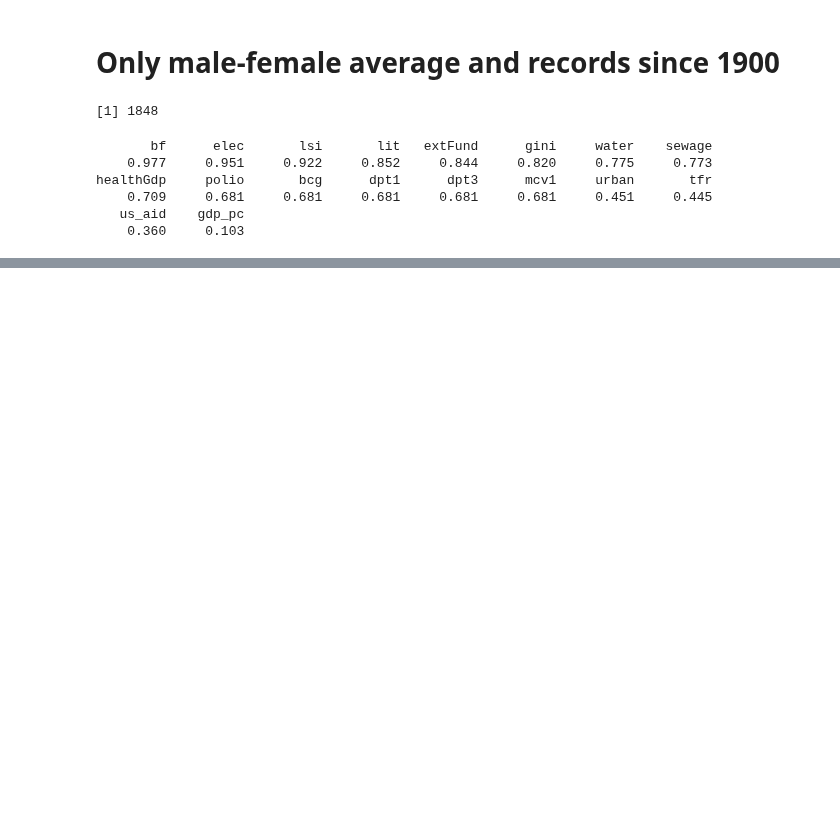
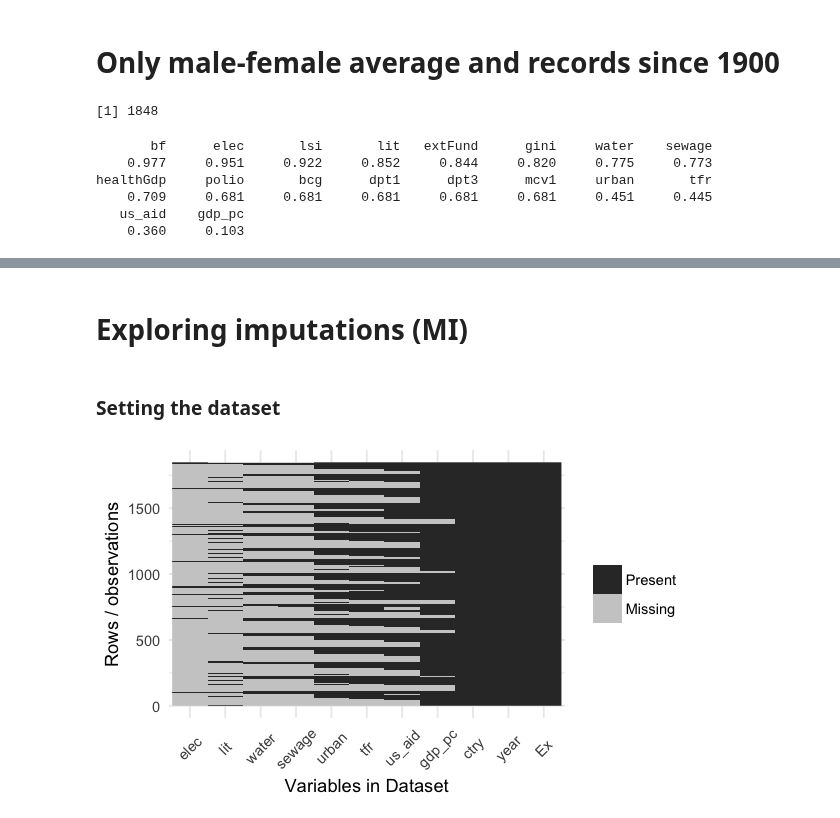
Before and after one commit to sdaza/lambda, a Jupyter notebook: notebooks/models_covariates.ipynb, the cells around one changed output, grey strips where cells are left out. Drawn from its saved outputs; the diff is of its cells as text; code cells hidden in the pictures; blank space fills up the shorter version.

Commit message:
update imputation testing

```diff
--- a/notebooks/models_covariates.ipynb
+++ b/notebooks/models_covariates.ipynb
@@ -122,22 +56,0 @@ pred[,  `:=` (
-# %%
-max_ex = max(dt$le)+25.0
-min_ex = min(dt$le)-25.0
-max_year = max(dt$year)
-min_year = min(dt$year)
-
-plots = list()
-for (c in country_labels) {
-
-assign(paste0('plot', which(country_labels == c)), ggplot(pred[ctry==c], aes(x=year, y=le)) +
-    geom_line(aes(y=m), color='#2b8cbe', size = 0.4)  +
-    geom_ribbon(aes(ymin = lo, ymax = hi), fill = '#a6bddb', alpha=0.2)  +
-    geom_point(size=0.3, color='#e34a33', alpha=0.4) +
-    labs(title=c) +
-        ylim(min_ex, max_ex) +
-        xlim(min_year, max_year) + theme_minimal() +
-    geom_vline(xintercept = 1950, size=0.5, color='red', alpha=0.8, linetype = 'dotted') +
-    geom_vline(xintercept = 1970, size=0.5, color='red', alpha=0.8, linetype = 'dotted') +
-    geom_vline(xintercept = 1990, size=0.5, color='red', alpha=0.8, linetype = 'dotted')
-       )
-
-    }
@@ -146,0 +57,29 @@ eval(parse(text=paste0(paste0('plot', 1:length(country_labels), collapse='+'), '
+# %%
+# patterns
+ggplot_missing <- function(x){
+
+    data = data.table(melt(is.na(x)))
+    vars = names(countmis(x, exclude.complete=FALSE))
+    data[, Var2 := factor(Var2, levels=vars)]
+
+    ggplot(data,
+           aes(x = Var2,
+               y = Var1)) +
+    geom_raster(aes(fill = value)) +
+    scale_fill_grey(name = "",
+                    labels = c("Present","Missing")) +
+    theme_minimal() +
+    theme(axis.text.x  = element_text(angle=45, vjust=0.5)) +
+    labs(x = "Variables in Dataset",
+         y = "Rows / observations")
+}
+# %% [markdown]
+# Exploring imputations (MI)
+# %% [markdown]
+### Setting the dataset
+# %%
+test = dt[year>=1900, .(ctry, year, gdp_pc, urban, lit, Ex, water, sewage, elec, us_aid, tfr)]
+# %%
+ggplot_missing(test)
+# %% [output]
+[figure, added]
```
Also changed, not shown: parts of 64 cells of this notebook.
